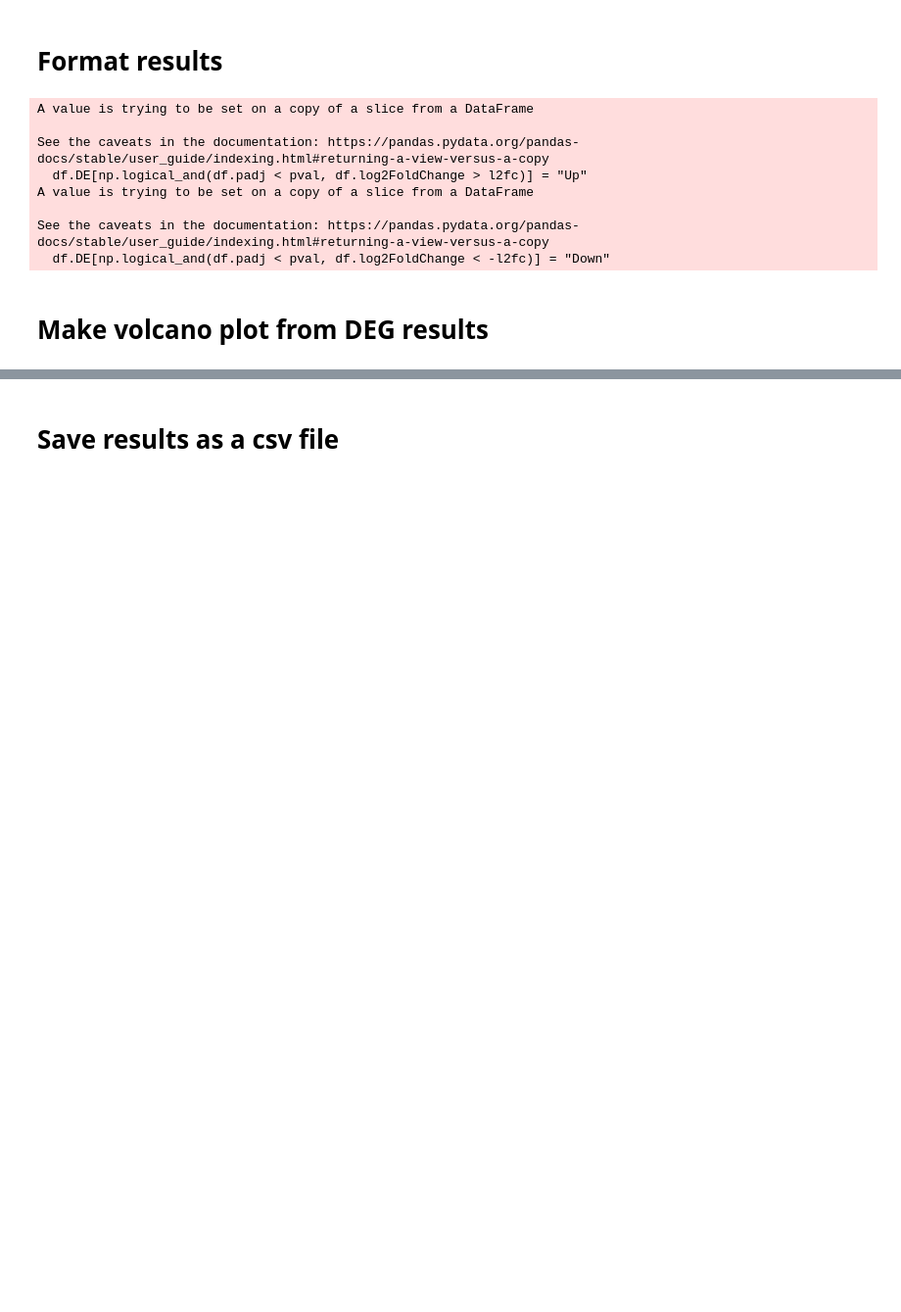
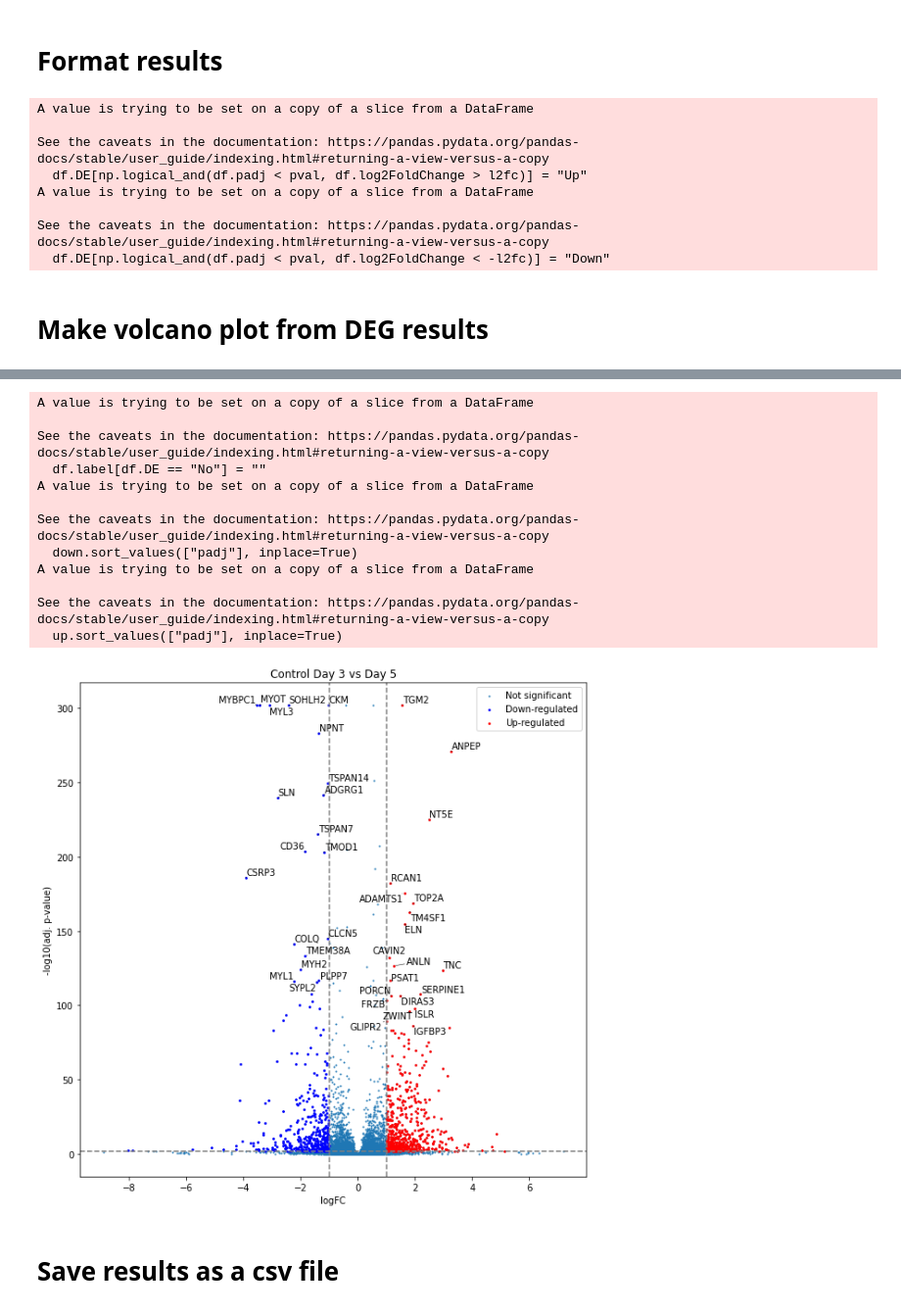
Before and after one commit to mortazavilab/cosmos-cluster6, a Jupyter notebook: deg_analysis.ipynb, the cells around one changed output, grey strips where cells are left out. Shown at 98% size. Saved outputs shown, nothing was run; the diff lists cells and outputs as text; code cells hidden in the pictures; blank space fills up the shorter version.

```diff
--- a/deg_analysis.ipynb
+++ b/deg_analysis.ipynb
@@ -155,8 +159,8 @@ Log2 fold change & Wald test p-value: day_of_differentiation Day 3 vs Day 5
 # %% [markdown]
 # Set cutoffs to display on plot
 # %%
-l2fc = 1 # Log 2 fold change; usually 0.5 - 2
-pval = 0.01 # 0.01 is even better than 0.05
+l2fc_cutoff = 1 # Log 2 fold change; usually 0.5 - 2
+pval_cutoff = 0.01 # 0.01 is even better than 0.05
 # %% [markdown]
 # Format results
 # %%
@@ -252,3 +203,75 @@ See the caveats in the documentation: https://pandas.pydata.org/pandas-docs/stab
+# %%
+import matplotlib.pyplot as plt
+from adjustText import adjust_text
+
+df['label'] = df.gene_name
+df.label[df.DE == "No"] = ""
+
+# Create the figure
+fig, ax = plt.subplots()
+
+# Set the figure size
+fig.set_size_inches(10, 10)
+
+# Plot whole df first (with small size dots)
+ax.scatter(x=df['log2FoldChange'], y=df['nlog10padj'], s=1, label="Not significant")
+
+# Highlight up- or down-regulated genes
+down = df[df.DE == "Down"]
+down.sort_values(["padj"], inplace=True)
+up = df[df.DE == "Up"]
+up.sort_values(["padj"], inplace=True)
+
+# Overlay up- and down-regulated gene dfs with larger label and specific color
+ax.scatter(x=down['log2FoldChange'], y=down['nlog10padj'], s=3, label="Down-regulated", color="blue")
+ax.scatter(x=up['log2FoldChange'], y=up['nlog10padj'], s=3, label="Up-regulated", color="red")
+
+# Display names of top 20 up- or down-regulated genes
+n_genes = 20
+texts = []
+for i in range(min(n_genes, up.shape[0])):
+    texts.append(ax.text(x=up.iloc[i, 1],
+                         y=up.iloc[i, 8],
+                         s=up.iloc[i, 7]))
+for i in range(min(n_genes, down.shape[0])):
+    texts.append(ax.text(x=down.iloc[i, 1],
+                         y=down.iloc[i, 8],
+                         s=down.iloc[i, 7]))
+adjust_text(texts, arrowprops=dict(arrowstyle="-", color='black', lw=0.5))
+
+# Draw lines indicating lfc and padj cutoffs
+ax.set_xlabel("logFC")
+ax.set_ylabel("-log10(adj. p-value)")
+ax.axvline(l2fc_cutoff, color="grey", linestyle="--")
+ax.axvline(-l2fc_cutoff, color="grey", linestyle="--")
+ax.axhline(-np.log10(pval_cutoff), color="grey", linestyle="--")
+
+# Draw legend
+ax.legend()
+
+# Add a title to the plot
+ax.set_title("Control Day 3 vs Day 5")
+
+# Save the plot as a high-resolution PNG with specific width and height
+output_file = "volcano_plot.png"
+plt.savefig(output_file, dpi=300)
+
+# Show the plot
+plt.show()
+# %% [output]
+A value is trying to be set on a copy of a slice from a DataFrame
+
+See the caveats in the documentation: https://pandas.pydata.org/pandas-docs/stable/user_guide/indexing.html#returning-a-view-versus-a-copy
+  df.label[df.DE == "No"] = ""
+A value is trying to be set on a copy of a slice from a DataFrame
+
+See the caveats in the documentation: https://pandas.pydata.org/pandas-docs/stable/user_guide/indexing.html#returning-a-view-versus-a-copy
+  down.sort_values(["padj"], inplace=True)
+A value is trying to be set on a copy of a slice from a DataFrame
+
+See the caveats in the documentation: https://pandas.pydata.org/pandas-docs/stable/user_guide/indexing.html#returning-a-view-versus-a-copy
+  up.sort_values(["padj"], inplace=True)
+[figure, added]
 # %% [markdown]
 # Save results as a csv file
 # %%
```
Also changed, not shown: parts of 5 cells of this notebook.
